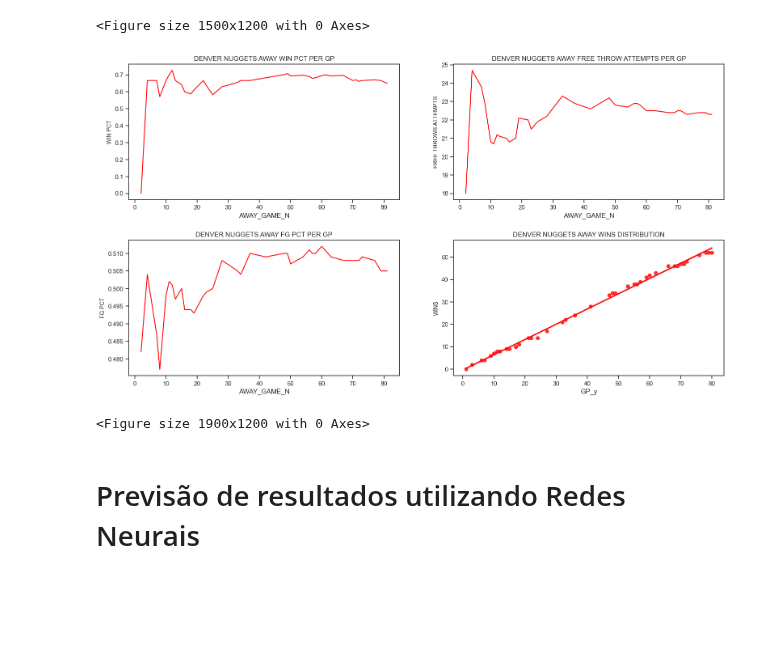
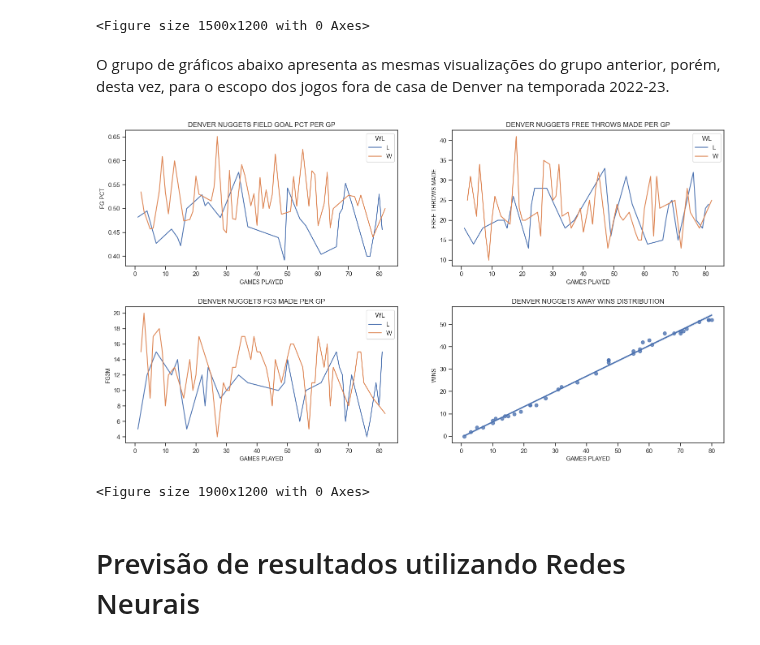
Before and after one commit to ArthurPatricio/Final_Project_Basketball_Game_Prediction, a Jupyter notebook: RN.ipynb, the cells around one changed output. Saved outputs shown, nothing was run; the diff lists cells and outputs as text; code cells hidden in the pictures; blank space fills up the shorter version.

```diff
--- a/RN.ipynb
+++ b/RN.ipynb
@@ -375,69 +375,80 @@ fig.subplots_adjust(hspace = 0.3)
 # %% [output]
 [figure]
 <Figure size 1500x1200 with 0 Axes>
+# %%
+# Read Denver Nuggets data from excel file
+
+denver_games_data = pd.read_excel('games_list_Regular+Season.xlsx')
+# %% [markdown]
+O grupo de gráficos abaixo apresenta as mesmas visualizações do grupo anterior, porém, desta vez, para o escopo dos jogos fora de casa de Denver na temporada 2022-23.
 # %%
 fig, ((ax1, ax2), (ax3, ax4)) = plt.subplots(2, 2, figsize=(19, 10))
 
 sns.set_theme(style="ticks")
 
-x8 = nba_data[(nba_data['AWAY_TEAM_ABBREVIATION'] == 'DEN') & (nba_data['AWAY_SEASON'] == '2022-23')]['GP_y']
+x8 = nba_data[(nba_data['AWAY_TEAM_ABBREVIATION'] == 'DEN') & (nba_data['AWAY_SEASON'] == '2022-23')]['GP_x']
 y8 = nba_data[(nba_data['AWAY_TEAM_ABBREVIATION'] == 'DEN') & (nba_data['AWAY_SEASON'] == '2022-23')]['W_y']
 
 plt.figure(figsize=(19,12))
 fig8 = sns.regplot(
                     x=x8,
                     y=y8,
-                    color='red',
+                    #color='red',
                     ax=ax4
                     )
-fig8.set_ylabel('GAMES PLAYED', fontsize=10)
+fig8.set_xlabel('GAMES PLAYED', fontsize=10)
 fig8.set_ylabel('WINS', fontsize=10)
 ax4.set_title('DENVER NUGGETS AWAY WINS DISTRIBUTION', fontsize = 12)
 
-x9 = nba_data[(nba_data['AWAY_TEAM_ABBREVIATION'] == 'DEN') & (nba_data['AWAY_SEASON'] == '2022-23')]['W_PCT_y']
-y9 = nba_data[(nba_data['AWAY_TEAM_ABBREVIATION'] == 'DEN') & (nba_data['AWAY_SEASON'] == '2022-23')]['AWAY_GAME_N']
-
+x9 = denver_games_data[(denver_games_data['TEAM_ABBREVIATION'] == 'DEN') & (denver_games_data['season_id'] == '2022-23')]['FG_PCT']
+y9 = denver_games_data[(denver_games_data['TEAM_ABBREVIATION'] == 'DEN') & (denver_games_data['season_id'] == '2022-23')]['GAME_N']
+z9 = denver_games_data[(denver_games_data['TEAM_ABBREVIATION'] == 'DEN') & (denver_games_data['season_id'] == '2022-23')]['WL']
 
 fig9 = sns.lineplot(
                     x=y9,
                     y=x9,
                     color='red',
+                    hue=z9,
                     ax = ax1
                     )
 
-fig9.set_ylabel('GAMES PLAYED', fontsize=10)
-fig9.set_ylabel('WIN PCT', fontsize=10)
-ax1.set_title('DENVER NUGGETS AWAY WIN PCT PER GP', fontsize = 12)
+fig9.set_xlabel('GAMES PLAYED', fontsize=10)
+fig9.set_ylabel('FG PCT', fontsize=10)
+ax1.set_title('DENVER NUGGETS FIELD GOAL PCT PER GP', fontsize = 12)
 
-x10 = nba_data[(nba_data['AWAY_TEAM_ABBREVIATION'] == 'DEN') & (nba_data['AWAY_SEASON'] == '2022-23')]['FTA_y']
-y10 = nba_data[(nba_data['AWAY_TEAM_ABBREVIATION'] == 'DEN') & (nba_data['AWAY_SEASON'] == '2022-23')]['AWAY_GAME_N']
+x10 = denver_games_data[(denver_games_data['TEAM_ABBREVIATION'] == 'DEN') & (denver_games_data['season_id'] == '2022-23')]['FTA']
+y10 = denver_games_data[(denver_games_data['TEAM_ABBREVIATION'] == 'DEN') & (denver_games_data['season_id'] == '2022-23')]['GAME_N']
+z10 = denver_games_data[(denver_games_data['TEAM_ABBREVIATION'] == 'DEN') & (denver_games_data['season_id'] == '2022-23')]['WL']
 
 fig10 = sns.lineplot(
                     x=y10,
                     y=x10,
                     color='red',
+                    hue=z9,
                     ax=ax2
                     )
-fig10.set_ylabel('GAMES PLAYED', fontsize=10)
-fig10.set_ylabel('FREE THROWS ATTEMPTS', fontsize=10)
-ax2.set_title('DENVER NUGGETS AWAY FREE THROW ATTEMPTS PER GP', fontsize = 12)
+fig10.set_xlabel('GAMES PLAYED', fontsize=10)
+fig10.set_ylabel('FREE THROWS MADE', fontsize=10)
+ax2.set_title('DENVER NUGGETS FREE THROWS MADE PER GP', fontsize = 12)
 
-x11 = nba_data[(nba_data['AWAY_TEAM_ABBREVIATION'] == 'DEN') & (nba_data['AWAY_SEASON'] == '2022-23')]['FG_PCT_y']
-y11 = nba_data[(nba_data['AWAY_TEAM_ABBREVIATION'] == 'DEN') & (nba_data['AWAY_SEASON'] == '2022-23')]['AWAY_GAME_N']
+x11 = denver_games_data[(denver_games_data['TEAM_ABBREVIATION'] == 'DEN') & (denver_games_data['season_id'] == '2022-23')]['FG3M']
+y11 = denver_games_data[(denver_games_data['TEAM_ABBREVIATION'] == 'DEN') & (denver_games_data['season_id'] == '2022-23')]['GAME_N']
+z11 = denver_games_data[(denver_games_data['TEAM_ABBREVIATION'] == 'DEN') & (denver_games_data['season_id'] == '2022-23')]['WL']
 
 fig11 = sns.lineplot(
                     x=y11,
                     y=x11,
                     color='red',
+                    hue=z11,
                     ax=ax3
                     )
-fig11.set_ylabel('GAMES PLAYED', fontsize=10)
-fig11.set_ylabel('FG PCT', fontsize=10)
-ax3.set_title('DENVER NUGGETS AWAY FG PCT PER GP', fontsize = 12)
+fig11.set_xlabel('GAMES PLAYED', fontsize=10)
+fig11.set_ylabel('FG3M', fontsize=10)
+ax3.set_title('DENVER NUGGETS FG3 MADE PER GP', fontsize = 12)
 
 fig.subplots_adjust(hspace = 0.3)
 # %% [output]
-[figure, old version]
+[figure, new version]
 <Figure size 1900x1200 with 0 Axes>
 # %% [markdown]
 # Previsão de resultados utilizando Redes Neurais
```
Also changed, not shown: parts of 2 cells of this notebook.
